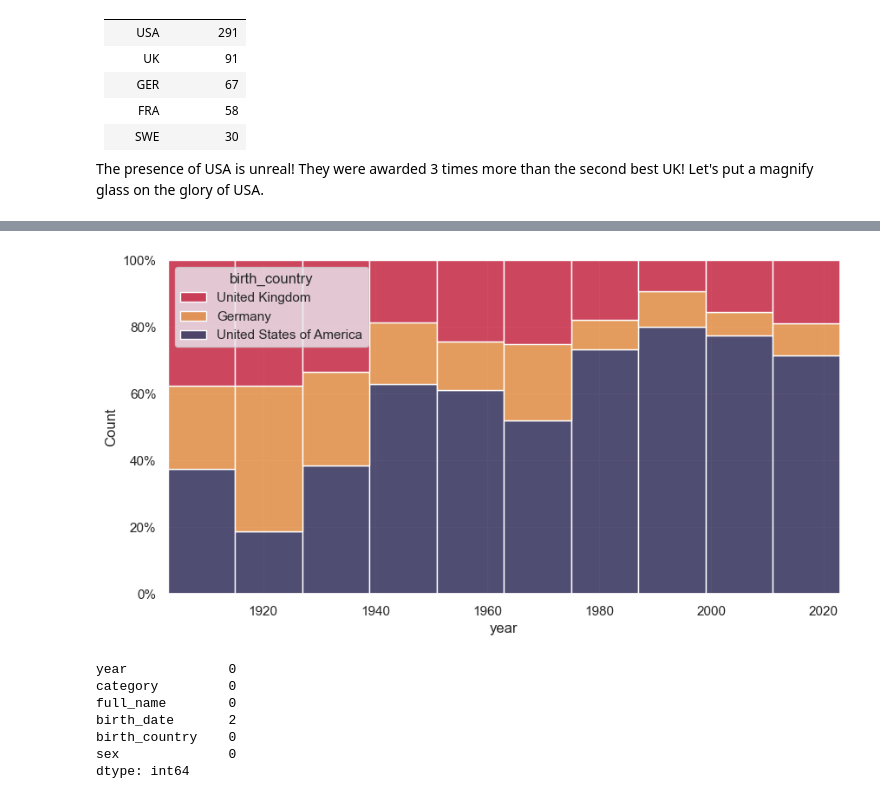
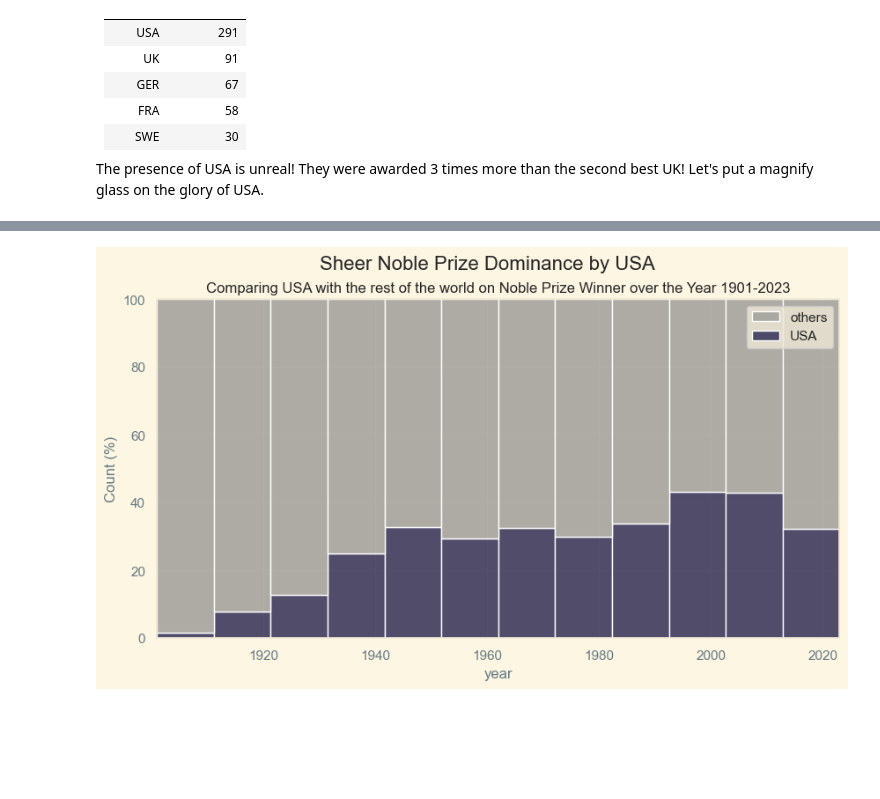
Before and after one commit to Ahnaf19/Nobel_prize_EDA, a Jupyter notebook: v1.ipynb, the cells around one changed output, grey strips where cells are left out. Saved outputs shown, nothing was run; the diff lists cells and outputs as text; code cells hidden in the pictures; blank space fills up the shorter version.

```diff
--- a/v1.ipynb
+++ b/v1.ipynb
@@ -215,6 +215,8 @@ Observation:
 Let's dive into more depth!
 # %% [markdown]
 ## For Country!
+# %%
+plt.style.use(plt.style.available[0])
 # %%
 fig, ax = plt.subplots()
 g = sns.countplot(x="birth_country", data=df_filtered, palette='RdBu_r')
@@ -262,7 +264,7 @@ France                       58
 Sweden                       30
 Name: count, dtype: int64
 # %%
-sns.set_theme(style='darkgrid')
+# sns.set_theme(style='darkgrid')
 fig, ax = plt.subplots()
 g = sns.countplot(x="birth_country", data=top25_country, palette='rocket_r')
 plt.xticks(rotation=90)
@@ -304,0 +309,3 @@ The presence of USA is unreal! They were awarded 3 times more than the second be
+# %%
+df_filtered['decade'] = (np.floor(df_filtered['year']/10)*10).astype('int')
+df_filtered['usa_born'] = df_filtered['birth_country'] == 'United States of America'
@@ -304,0 +345,5 @@ The presence of USA is unreal! They were awarded 3 times more than the second be
+# %%
+df_encoded = pd.get_dummies(df['birth_country'])
+df_filtered['usa_others'] = df_encoded['United States of America'].apply(lambda x: 'USA' if x == 1 else 'others')
+
+df_filtered.tail()
@@ -305,23 +357,18 @@ The presence of USA is unreal! They were awarded 3 times more than the second be
 # %%
 fig, ax = plt.subplots()
-custom_palette = {'United States of America': '#1c1847', 'United Kingdom': '#c20f2d', 'Germany': '#e1812c'}
-g = sns.histplot(x='year', data=top3, hue='birth_country', multiple='fill', palette=custom_palette)
+custom_palette = {'USA': '#1c1847', 'others': '#999795'}
+g = sns.histplot(x='year', data=df_filtered, hue='usa_others', multiple='fill', palette=custom_palette)
 
 y_values = g.get_yticks()
 percentages = [int(value * 100) for value in y_values]
-g.set_yticklabels([f'{percentage}%' for percentage in percentages])
+g.set_yticklabels([f'{percentage}' for percentage in percentages])
 
+ax.set_ylabel('Count (%)')
+g.legend_.set_title('')
+
+fig.suptitle('Sheer Noble Prize Dominance by USA', fontsize=16)
+ax.set_title('Comparing USA with the rest of the world on Noble Prize Winner over the Year 1901-2023', fontsize=12)
 fig.set_size_inches([10, 5])
 plt.show()
 # %% [output]
-[figure, old version]
+[figure, new version]
-# %%
-df_filtered.isna().sum()
-# %% [output]
-year             0
-category         0
-full_name        0
-birth_date       2
-birth_country    0
-sex              0
-dtype: int64
```
Also changed, not shown: parts of 10 cells of this notebook.
